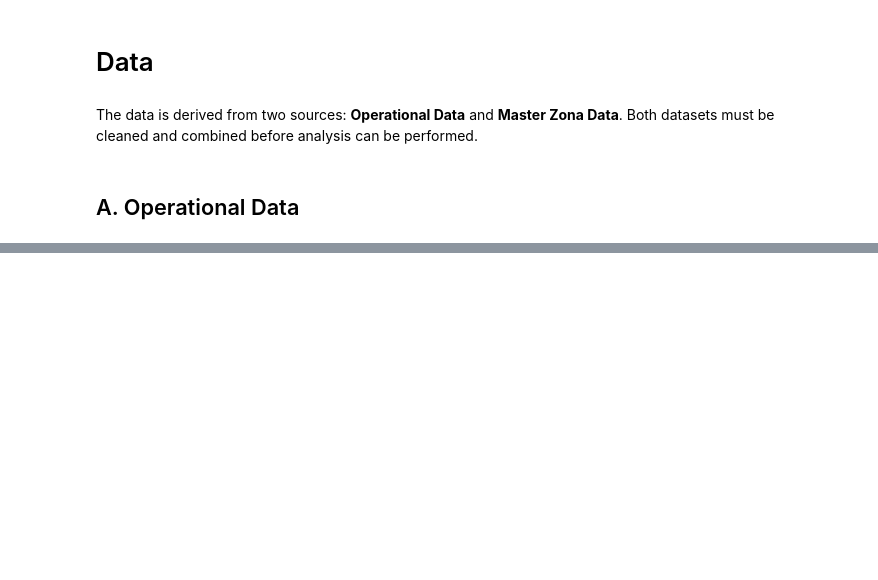
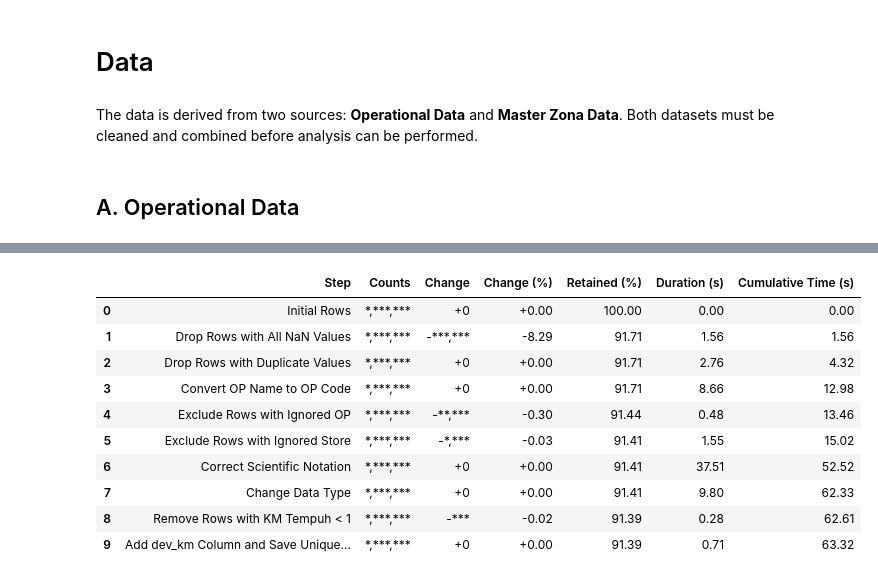
Before and after one commit to MNAtthoriq/km-master-discrepancy-detection-system, a Jupyter notebook: notebooks/01-KM-Master-Discrepancy-Detection.ipynb, the cells around one changed output, grey strips where cells are left out. Cells and saved outputs as stored; diff of their text form; code cells hidden in the pictures; blank space fills up the shorter version.

```diff
--- a/notebooks/01-KM-Master-Discrepancy-Detection.ipynb
+++ b/notebooks/01-KM-Master-Discrepancy-Detection.ipynb
@@ -44,0 +75,4 @@ Operational Data Column Names:
+# %%
+# track preprocessing operational data
+tracker_op_data = DataTracker("Operational Data")
+tracker_op_data.track(df_op_data, step_name="Initial Rows")
@@ -44,0 +163,4 @@ Operational Data Column Names:
+# %%
+# show summary
+tracker_op_data.summary()
+# %% [output]
@@ -44,0 +168,11 @@ Operational Data Column Names:
+|  | Step | Counts | Change | Change (%) | Retained (%) | Duration (s) | Cumulative Time (s) |
+| 0 | Initial Rows | *,***,*** | +0 | +0.00 | 100.00 | 0.00 | 0.00 |
+| 1 | Drop Rows with All NaN Values | *,***,*** | -***,*** | -8.29 | 91.71 | 1.56 | 1.56 |
+| 2 | Drop Rows with Duplicate Values | *,***,*** | +0 | +0.00 | 91.71 | 2.76 | 4.32 |
+| 3 | Convert OP Name to OP Code | *,***,*** | +0 | +0.00 | 91.71 | 8.66 | 12.98 |
+| 4 | Exclude Rows with Ignored OP | *,***,*** | -**,*** | -0.30 | 91.44 | 0.48 | 13.46 |
+| 5 | Exclude Rows with Ignored Store | *,***,*** | -*,*** | -0.03 | 91.41 | 1.55 | 15.02 |
+| 6 | Correct Scientific Notation | *,***,*** | +0 | +0.00 | 91.41 | 37.51 | 52.52 |
+| 7 | Change Data Type | *,***,*** | +0 | +0.00 | 91.41 | 9.80 | 62.33 |
+| 8 | Remove Rows with KM Tempuh < 1 | *,***,*** | -*** | -0.02 | 91.39 | 0.28 | 62.61 |
+| 9 | Add dev_km Column and Save Unique... | *,***,*** | +0 | +0.00 | 91.39 | 0.71 | 63.32 |
```
Also changed, not shown: parts of 27 cells of this notebook.
